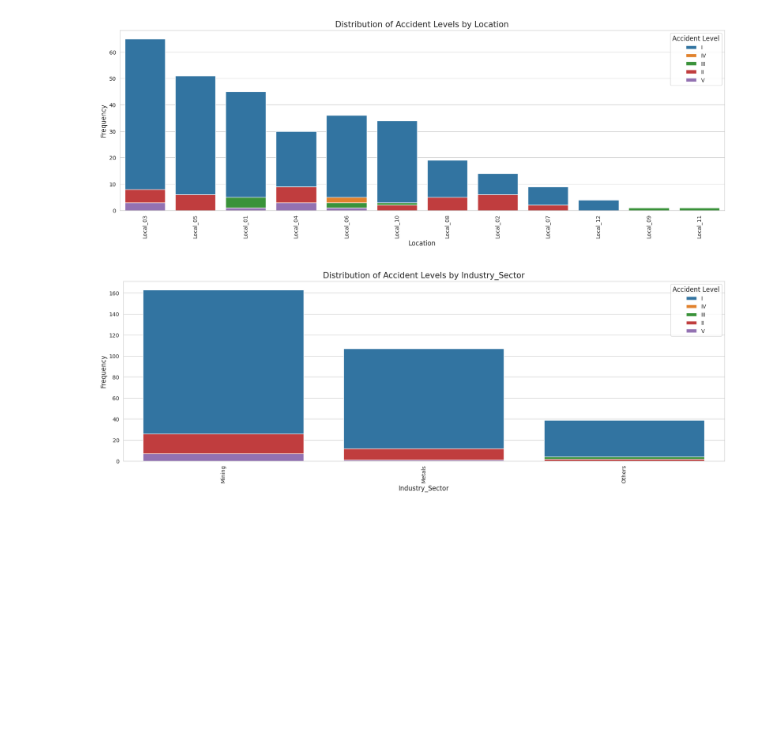
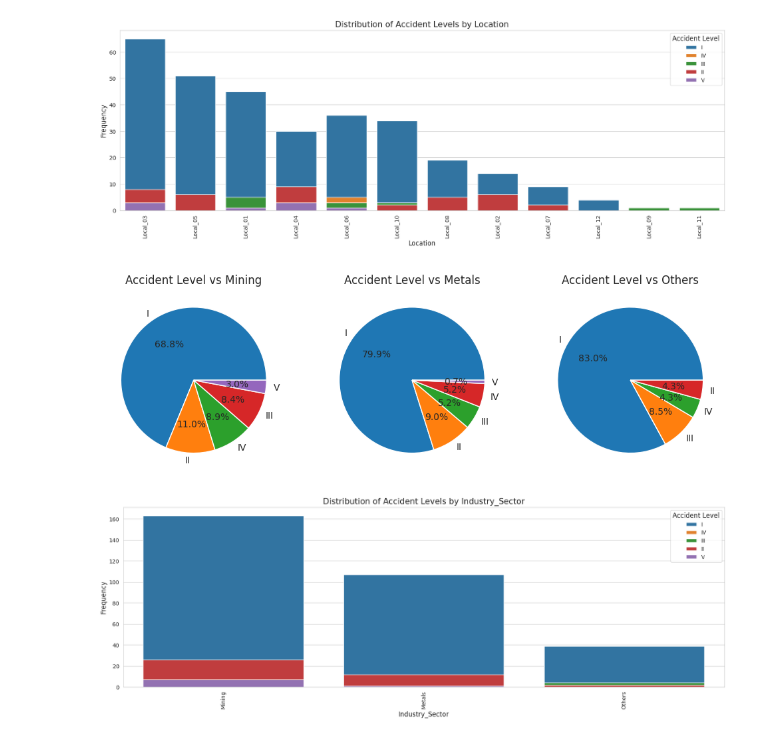
Before and after one commit to MeeruChandra/GL_NLP1_Group2, a Jupyter notebook: GLCapstone_NLP1.ipynb, the cells around one changed output. Drawn from its saved outputs; the diff is of its cells as text; code cells hidden in the pictures; blank space fills up the shorter version.

```diff
--- a/GLCapstone_NLP1.ipynb
+++ b/GLCapstone_NLP1.ipynb
@@ -494,6 +504,10 @@ plot_accident_levels(df_proc_1, 'Country')
 plot_accident_levels(df_proc_1, 'Location')
 # %% [output]
 [figure]
+# %%
+plot_pieChartshowAllPiesForColumn(df_proc_1, 'Industry_Sector','Accident_Level', 3)
+# %% [output]
+[figure, added]
 # %%
 plot_accident_levels(df_proc_1, 'Industry_Sector')
 # %% [output]
```
Also changed, not shown: parts of 9 cells of this notebook.
